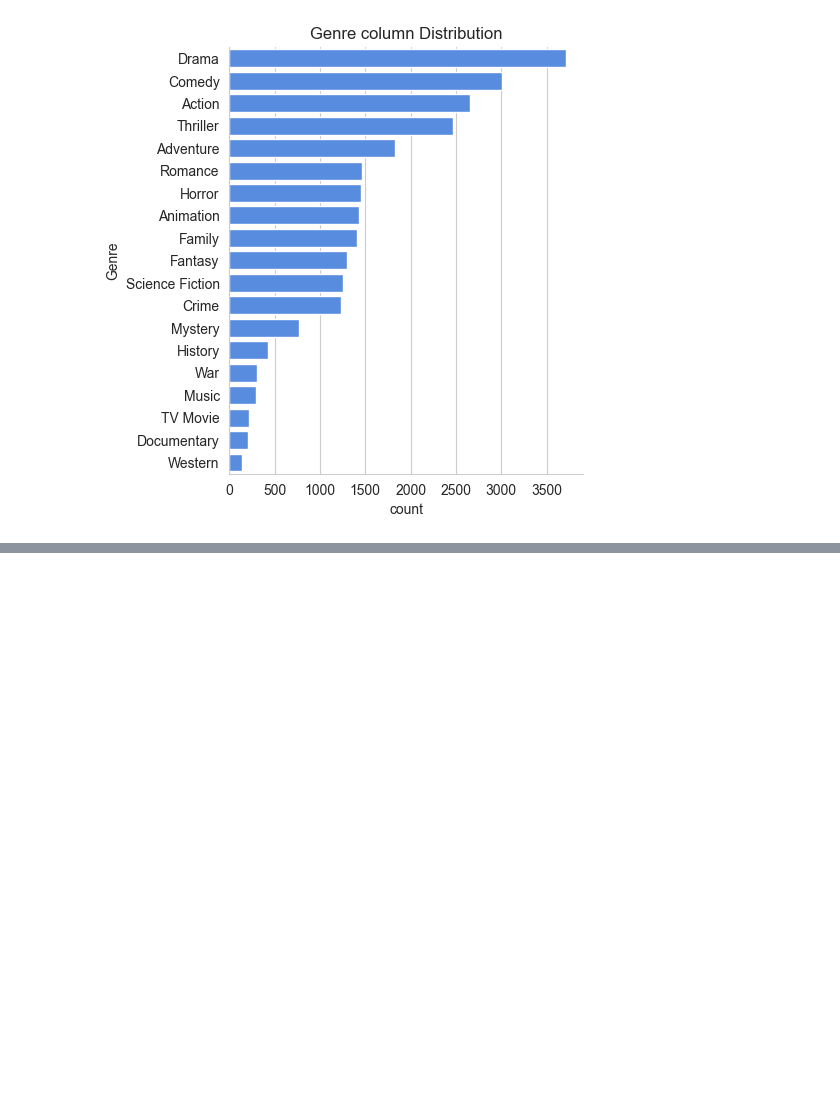
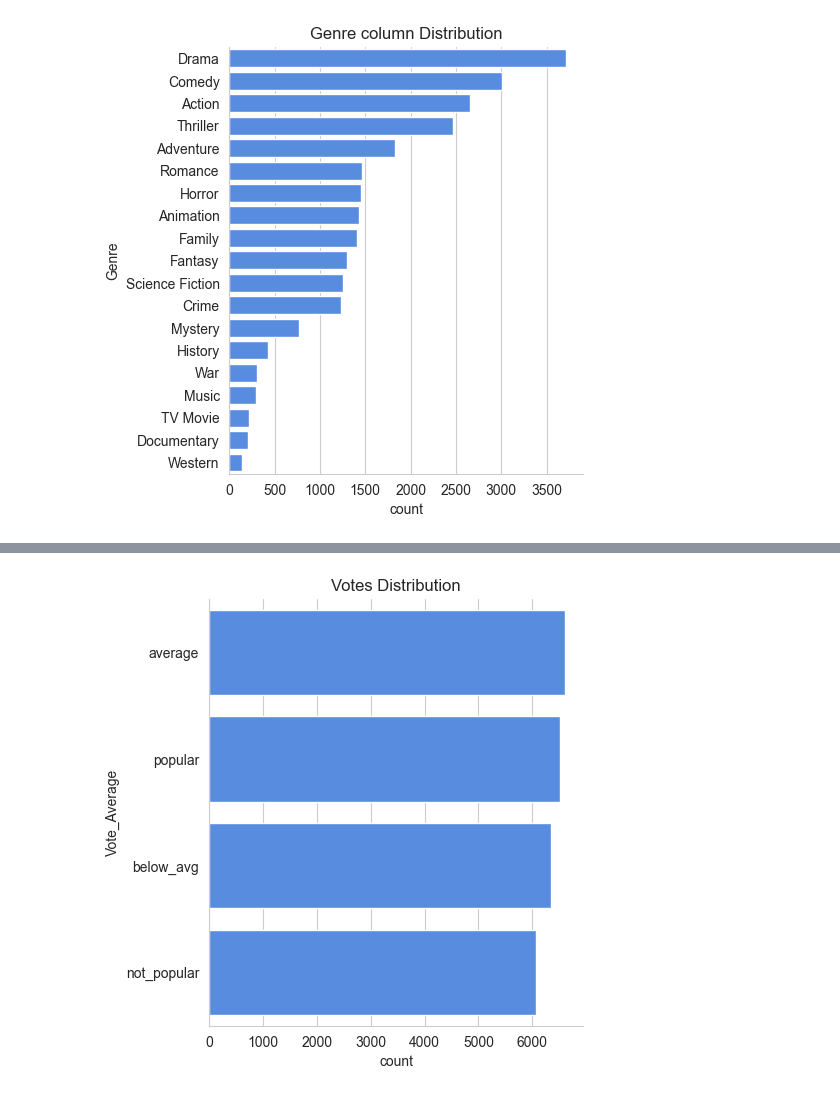
Before and after one commit to Ritika-Lund/Netflix-Project-, a Jupyter notebook: Netflix_DataAnalysis.ipynb, the cells around one changed output, grey strips where cells are left out. Drawn from its saved outputs; the diff is of its cells as text; code cells hidden in the pictures; blank space fills up the shorter version.

Commit message:
Vote average through Data visualization

```diff
--- a/Netflix_DataAnalysis.ipynb
+++ b/Netflix_DataAnalysis.ipynb
@@ -239,0 +251,6 @@ plt.show()
+# %%
+sns.catplot(y='Vote_Average',data=df,kind='count',order=df['Vote_Average'].value_counts().index,color='#4287f5')
+plt.title("Votes Distribution")
+plt.show()
+# %% [output]
+[figure, added]
```
Also changed, not shown: parts of 2 cells of this notebook.
